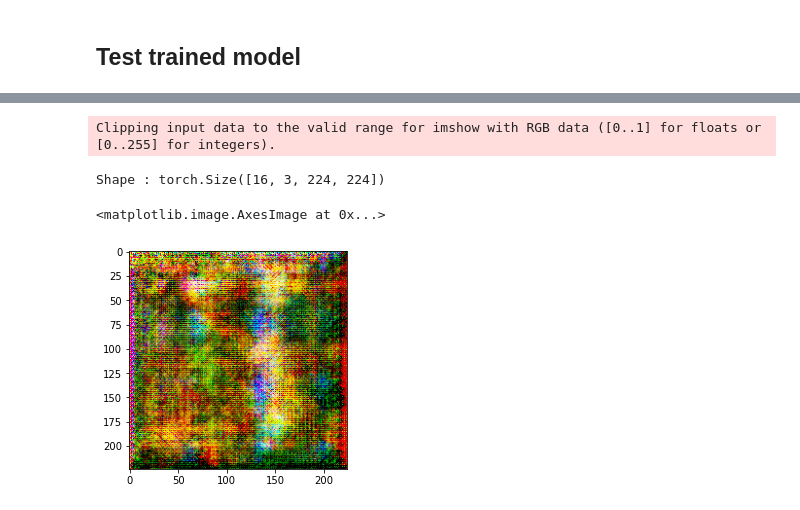
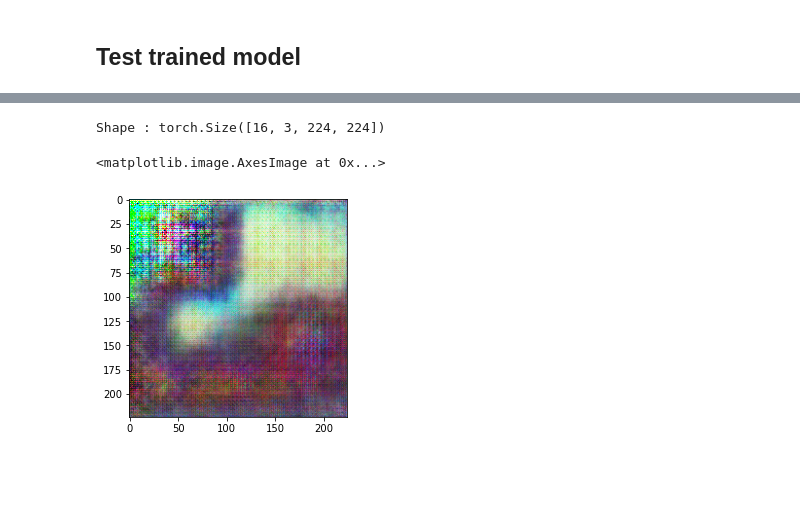
Before and after one commit to arthurviens/genmodel-DCGAN, a Jupyter notebook: gan.ipynb, the cells around one changed output, grey strips where cells are left out. Saved outputs shown, nothing was run; the diff lists cells and outputs as text; code cells hidden in the pictures; blank space fills up the shorter version.

Commit message:
Small modifs to make the model train

```diff
--- a/gan.ipynb
+++ b/gan.ipynb
@@ -56,14 +59,14 @@ model.load_state_dict(torch.load(f"saved_models/{fichier}_generator.sav"))
 # %%
 x = torch.randn(batch_size, z_dim)
-i = np.random.randint(16)
+#print(x)
+i = np.random.randint(15)
 fig,axes = plt.subplots(1,1)
 x = x.to(device)
-generated = model(x)
+generated = (model(x)) / 2 + 0.5
 print(f"Shape : {generated.shape}")
 #axes[0].imshow(generated[i].cpu().detach().numpy().transpose((1, 2, 0)))
-axes.imshow(generated[batch_size - i].cpu().detach().numpy().transpose((1, 2, 0)))
+axes.imshow(generated[i].cpu().detach().numpy().transpose((1, 2, 0)))
 # %% [output]
-Clipping input data to the valid range for imshow with RGB data ([0..1] for floats or [0..255] for integers).
+Shape : torch.Size([16, 3, 224, 224])
-Shape : torch.Size([16, 3, 224, 224])
+<matplotlib.image.AxesImage at 0x...>
-<matplotlib.image.AxesImage at 0x...>
-[figure, old version]
+[figure, new version]
```
Also changed, not shown: parts of 5 cells of this notebook, 5 other files.
